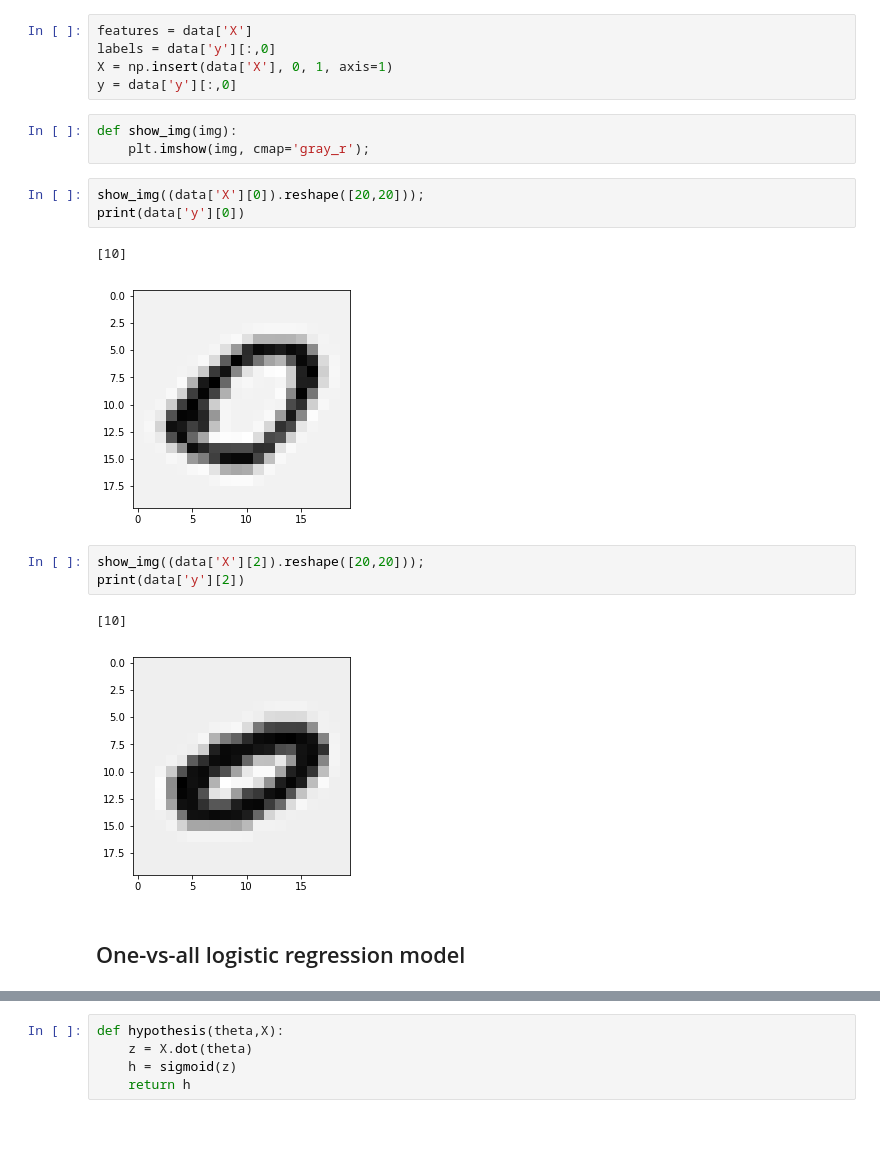
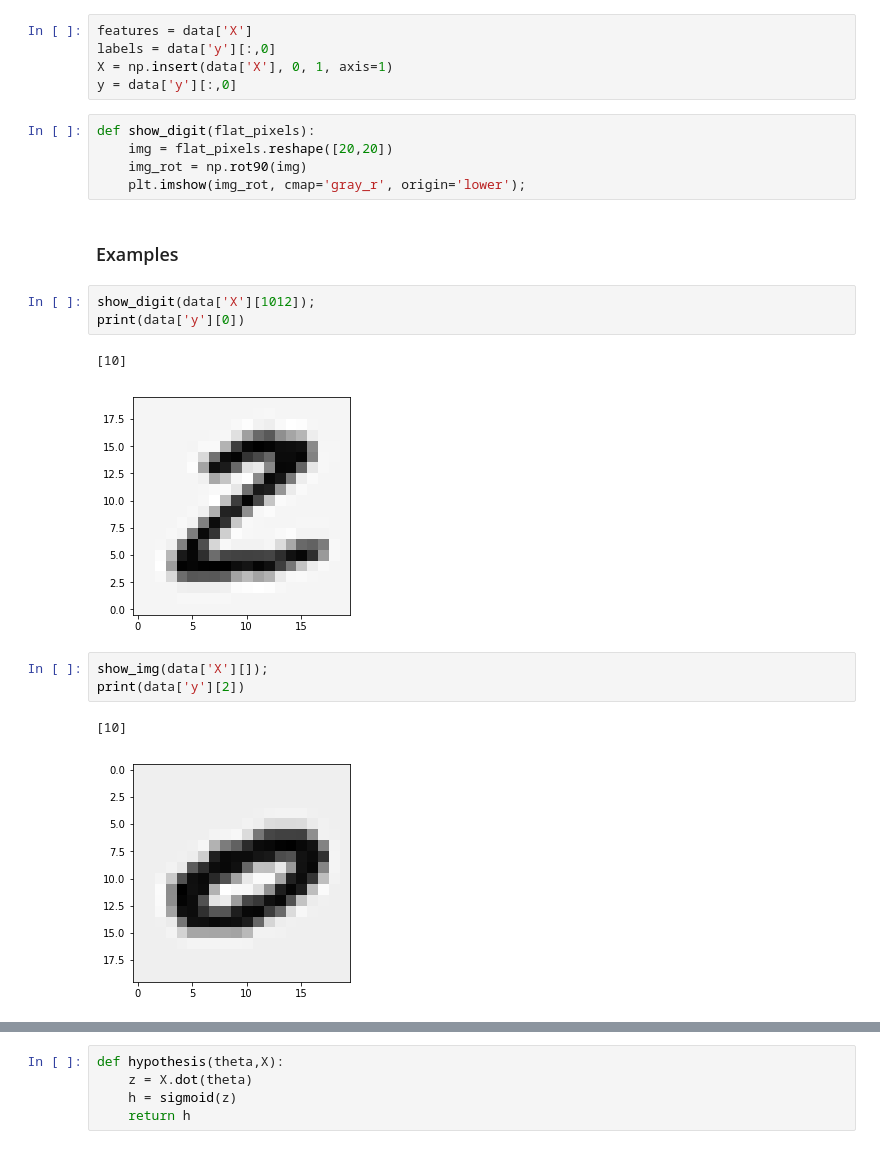
Before and after one commit to denglert/machine-learning-sandbox, a Jupyter notebook: courses/Coursera_Machine_Learning/Week_4_Neural_Networks/exercise/Multi_class_logistic_regression.ipynb, the cells around one changed output, grey strips where cells are left out. Cells and saved outputs as stored; diff of their text form.

```diff
--- a/courses/Coursera_Machine_Learning/Week_4_Neural_Networks/exercise/Multi_class_logistic_regression.ipynb
+++ b/courses/Coursera_Machine_Learning/Week_4_Neural_Networks/exercise/Multi_class_logistic_regression.ipynb
@@ -12,20 +174,22 @@ features = data['X']
 labels = data['y'][:,0]
 X = np.insert(data['X'], 0, 1, axis=1)
 y = data['y'][:,0]
-# %%
-def show_img(img):
-    plt.imshow(img, cmap='gray_r');
+# %%
+def show_digit(flat_pixels):
+    img = flat_pixels.reshape([20,20])
+    img_rot = np.rot90(img)
+    plt.imshow(img_rot, cmap='gray_r', origin='lower');
+# %% [markdown]
+### Examples
+# %%
+show_digit(data['X'][1012]);
+print(data['y'][0])
+# %% [output]
+[10]
+[figure, added]
 # %%
-show_img((data['X'][0]).reshape([20,20]));
-print(data['y'][0])
+show_img(data['X'][]);
+print(data['y'][2])
 # %% [output]
 [10]
-[figure, old version]
+[figure, new version]
-# %%
-show_img((data['X'][2]).reshape([20,20]));
-print(data['y'][2])
-# %% [output]
-[10]
-[figure, removed]
-# %% [markdown]
-## One-vs-all logistic regression model
```
Also changed, not shown: parts of 66 cells of this notebook.
